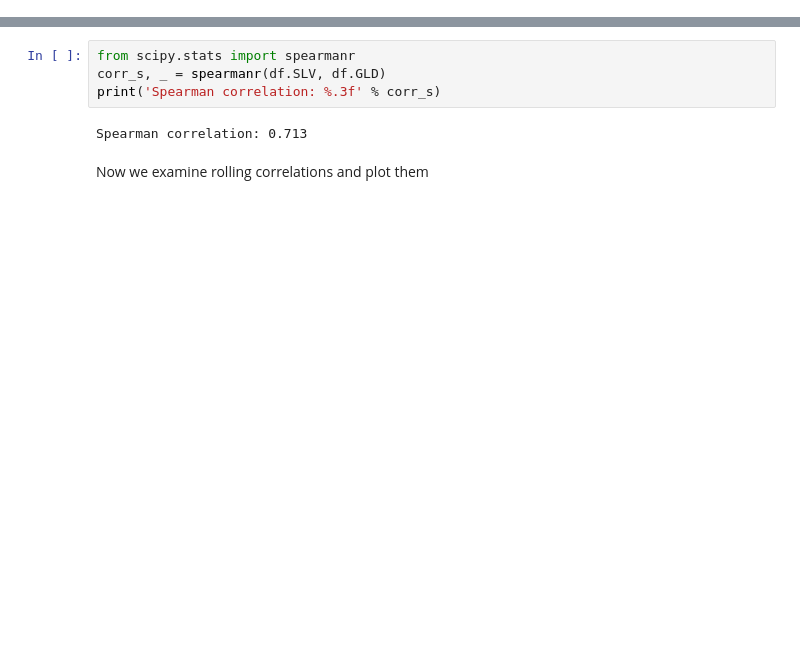
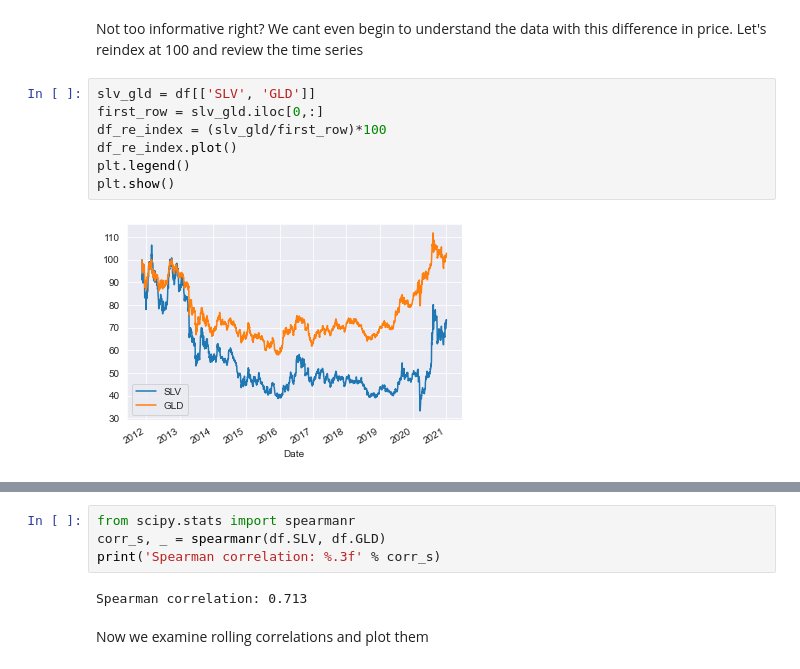
Before and after one commit to HAJG1112/StochasticCorrelations, a Jupyter notebook: Pcode/research.ipynb, the cells around one changed output, grey strips where cells are left out. Saved outputs shown, nothing was run; the diff lists cells and outputs as text; blank space fills up the shorter version.

```diff
--- a/Pcode/research.ipynb
+++ b/Pcode/research.ipynb
@@ -21,0 +56,11 @@ Date
+# %% [markdown]
+Not too informative right? We cant even begin to understand the data with this difference in price. Let's reindex at 100 and review the time series
+# %%
+slv_gld = df[['SLV', 'GLD']]
+first_row = slv_gld.iloc[0,:]
+df_re_index = (slv_gld/first_row)*100
+df_re_index.plot()
+plt.legend()
+plt.show()
+# %% [output]
+[figure, added]
```
Also changed, not shown: parts of 20 cells of this notebook, 1 other file.
